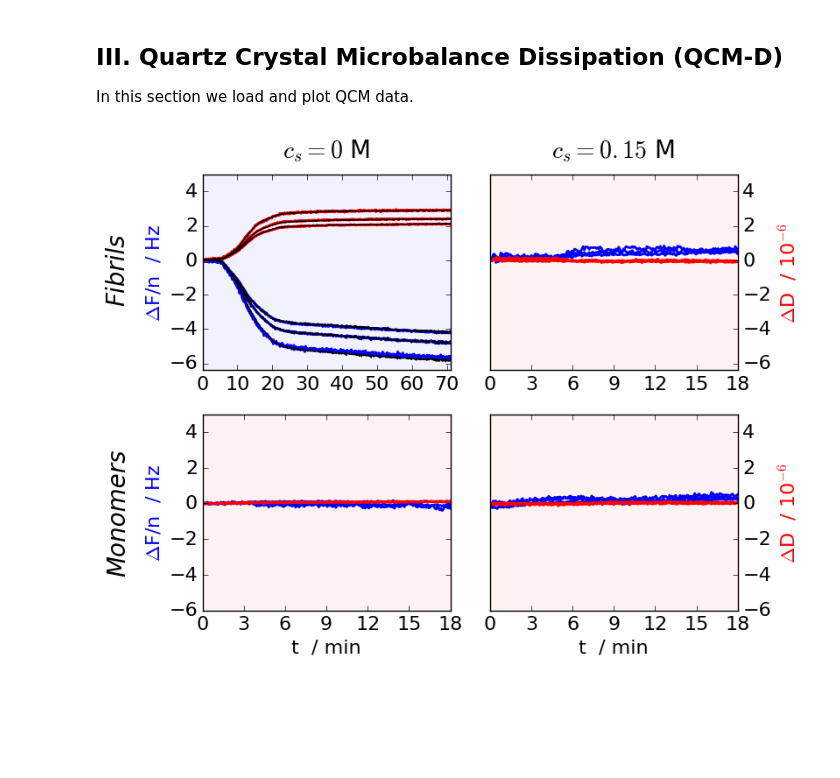
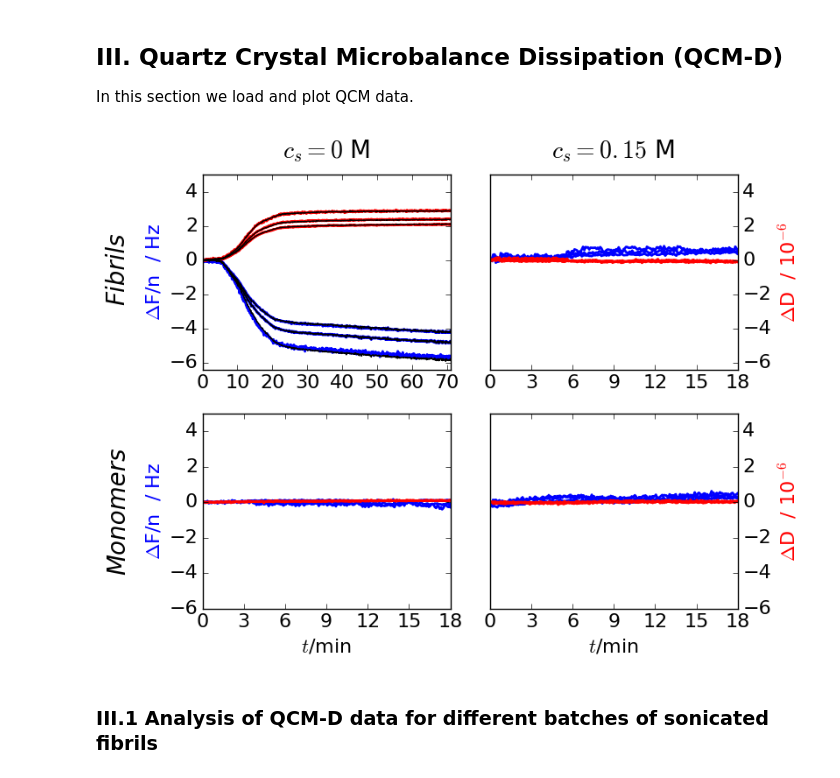
Before and after one commit to mlund/faunus-notebooks, a Jupyter notebook: fibril-surface/notebook.ipynb, the cells around one changed output. Drawn from its saved outputs; the diff is of its cells as text; code cells hidden in the pictures; blank space fills up the shorter version.

```diff
--- a/fibril-surface/notebook.ipynb
+++ b/fibril-surface/notebook.ipynb
@@ -373,9 +385,17 @@ plt.show()
 
 In this section we load and plot QCM data.
 # %%
-F50fib = np.loadtxt('exp/50fib.dat',comments={'T'},usecols=(0,1,6,9))
-D50fib = np.loadtxt('exp/50fib.dat',comments={'T'},usecols=(0,3,7,11))
-Fit50fib = np.loadtxt('exp/50fib.dat',comments={'T'},usecols=(0,2,4,6,8,10,12))
+F50fib = np.loadtxt('exp/50fib_1.dat',comments={'T'},usecols=(0,1,6,9))
+D50fib = np.loadtxt('exp/50fib_1.dat',comments={'T'},usecols=(0,3,7,11))
+Fit50fib = np.loadtxt('exp/50fib_1.dat',comments={'T'},usecols=(0,2,4,6,8,10,12))
+shear50fib = np.loadtxt('exp/par50fib_1.dat',comments={'t'},usecols=(0,1,3,5))
+mass50fib = np.loadtxt('exp/par50fib_1.dat',comments={'t'},usecols=(0,2,4,6))
+
+F50fib2 = np.loadtxt('exp/50fib_2.dat',comments={'T'},usecols=(0,1,6,9))
+D50fib2 = np.loadtxt('exp/50fib_2.dat',comments={'T'},usecols=(0,3,7,11))
+Fit50fib2 = np.loadtxt('exp/50fib_2.dat',comments={'T'},usecols=(0,2,4,6,8,10,12))
+shear50fib2 = np.loadtxt('exp/par50fib_2.dat',comments={'t'},usecols=(0,1,3,5))
+mass50fib2 = np.loadtxt('exp/par50fib_2.dat',comments={'t'},usecols=(0,2,4,6))
 
 F50mon = np.loadtxt('exp/50mon.dat',comments={'T'},usecols=(0,1,3,5))
 D50mon = np.loadtxt('exp/50mon.dat',comments={'T'},usecols=(0,2,4,6))
@@ -393,12 +413,12 @@ xticks = np.arange(0,19,3)
 
 # 50 mM fibrils
 ax = f.add_subplot(221)
-ax.patch.set_alpha(0.05)
-ax.patch.set_color('b')
-plt.ylim([-6.4,5])
+#ax.patch.set_alpha(0.05)
+#ax.patch.set_color('b')
+plt.ylim(-6.4,5)
 ax.text(-28,0.5,'Fibrils',rotation=90,fontsize=20, style='italic')
 ax.text(23,6,'$c_s = 0$ M',fontsize=20)
-plt.xlim([0,71])
+plt.xlim(0,71)
 plt.ylabel("$\Delta$F/n  / Hz",color='blue')
 plt.plot(F50fib[1:,0]/60,F50fib[1:,:],color='blue', lw=2)
 plt.plot(D50fib[1:,0]/60,D50fib[1:,:],color='red', lw=2)
@@ -407,46 +427,48 @@ plt.plot(Fit50fib[1:,0]/60,Fit50fib[1:,:],color='black', lw=1)
 # 200 mM fibrils
 ax = f.add_subplot(222)
 plt.xticks(xticks)
-ax.patch.set_alpha(0.05)
-ax.patch.set_color('r')
+#ax.patch.set_alpha(0.05)
+#ax.patch.set_color('r')
 ax.text(4.5,6,'$c_s = 0.15$ M',fontsize=20)
 ax.yaxis.tick_right()
-plt.ylim([-6.4,5])
-plt.xlim([0,18])
+plt.ylim(-6.4,5)
+plt.xlim(0,18)
 plt.ylabel("$\Delta$D  / 10$^{-6}$",color='red')
 ax.yaxis.set_label_position("right")
 plt.plot(F200fib[1:,0]/60,F200fib[1:,:],color='blue', lw=2)
 plt.plot(D200fib[1:,0]/60,D200fib[1:,:],color='red', lw=2)
 
 # 50 mM monomers
 ax = f.add_subplot(223)
 plt.xticks(xticks)
-ax.patch.set_alpha(0.05)
-ax.patch.set_color('r')
+#ax.patch.set_alpha(0.05)
+#ax.patch.set_color('r')
 ax.text(-7,2,'Monomers',rotation=90,fontsize=20, style='italic')
-plt.ylim([-6,5])
-plt.xlim([0,18])
+plt.ylim(-6,5)
+plt.xlim(0,18)
 plt.ylabel("$\Delta$F/n  / Hz",color='blue')
-plt.xlabel("t  / min")
+plt.xlabel("$t$/min")
 plt.plot(F50mon[1:,0]/60,F50mon[1:,:],color='blue', lw=2)
 plt.plot(D50mon[1:,0]/60,D50mon[1:,:],color='red', lw=2)
 
 # 200 mM monomers
 ax = f.add_subplot(224)
 plt.xticks(xticks)
-ax.patch.set_alpha(0.05)
-ax.patch.set_color('r')
+#ax.patch.set_alpha(0.05)
+#ax.patch.set_color('r')
 ax.yaxis.tick_right()
-plt.ylim([-6,5])
-plt.xlim([0,18])
+plt.ylim(-6,5)
+plt.xlim(0,18)
 plt.ylabel("$\Delta$D  / 10$^{-6}$",color='red')
 ax.yaxis.set_label_position("right")
-plt.xlabel("t  / min")
+plt.xlabel("$t$/min")
 plt.plot(F200mon[2:,0]/60,F200mon[2:,:],color='blue', lw=2)
 plt.plot(D200mon[2:,0]/60,D200mon[2:,:],color='red', lw=2)
 
 f.tight_layout()
 f.savefig('qcm-d.pdf', bbox_inches='tight', pad_inches=0.3)
 plt.show()
 # %% [output]
-[figure, old version]
+[figure, new version]
+# %% [markdown]
+### III.1 Analysis of QCM-D data for different batches of sonicated fibrils
```
Also changed, not shown: parts of 9 cells of this notebook, 18 other files.
